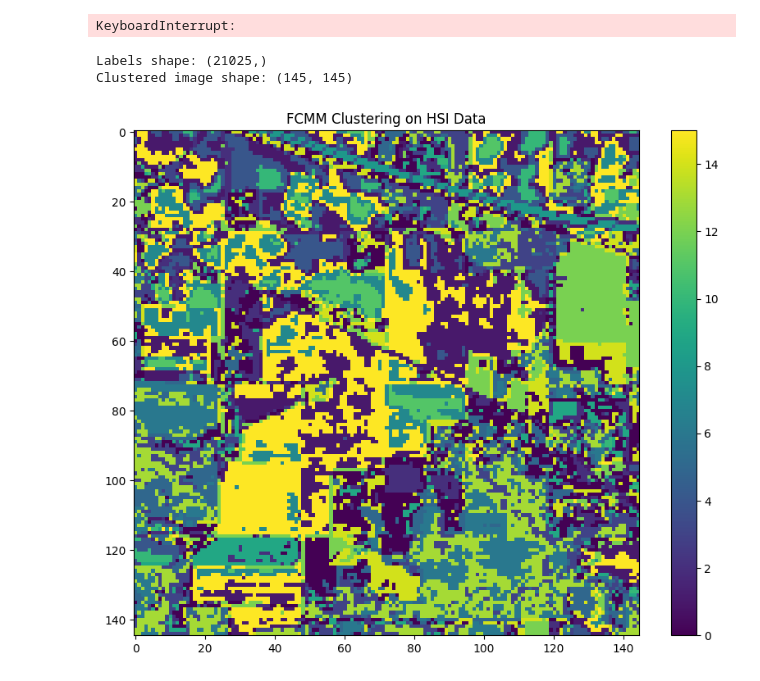
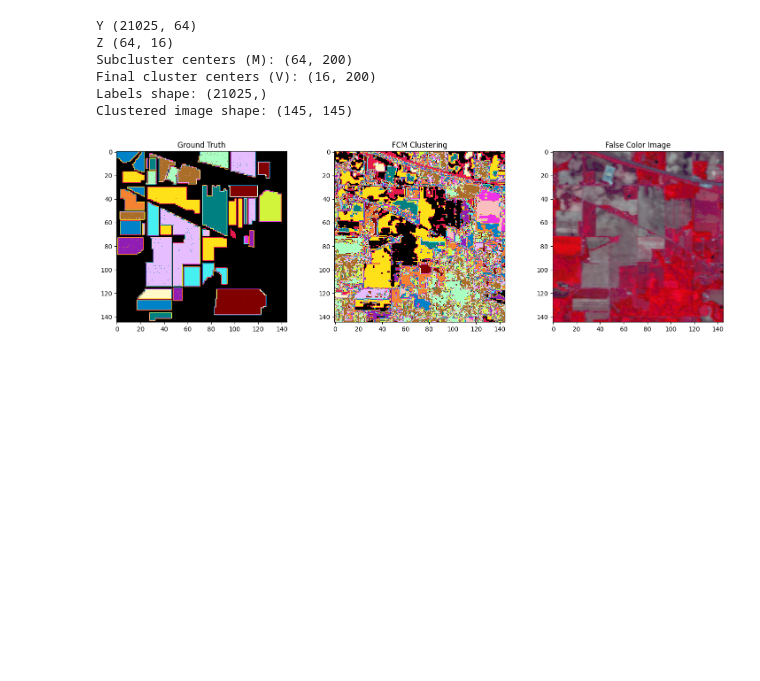
Before and after one commit to DFeng0215/FCMM, a Jupyter notebook: IP_FCMM.ipynb, the cells around one changed output. Saved outputs shown, nothing was run; the diff lists cells and outputs as text; code cells hidden in the pictures; blank space fills up the shorter version.

```diff
--- a/IP_FCMM.ipynb
+++ b/IP_FCMM.ipynb
@@ -77,42 +88,83 @@ def fcmm(data, q, c, r, alpha, error=0.005, maxiter=100):
 # %%
 # Load Indian Pines Hyperspectral Dataset
 
-# 高光譜影像數據，三維資料集，分別是長、寬、光譜波段
-img = np.load('.\dataset\indian_pine\indianpinearray.npy')
-# 地面真實值(Ground Truth)，二維的對應每個數據點的歸屬
-gt = np.load('.\dataset\indian_pine\IPgt.npy')
+mat_data = loadmat('./dataset/indian_pine/Indian_pines_corrected.mat')
+gt_data = loadmat('./dataset/indian_pine/Indian_pines_gt.mat')
+
+# 提取高光譜影像數據和地面真實值
+img = mat_data['indian_pines_corrected']
+gt = gt_data['indian_pines_gt']
 classes = np.unique(gt)
 
 #將三維數據降至二維
 data = img.reshape(-1, img.shape[-1])
 
-q, c = 32, 16  # Number of subclusters and clusters
+q, c = 64, 16  # Number of subclusters and clusters
 r = 1.33  # Fuzzy factor
 alpha = 8.3  # Balance parameter
 
 Y, Z, M, V = fcmm(data, q, c, r, alpha)
-# %% [output]
-KeyboardInterrupt:
 # %%
 print("Y", Y.shape)
 print("Z", Z.shape)
 print("Subcluster centers (M):", M.shape)
 print("Final cluster centers (V):", V.shape)
 # 獲取最終群集標籤
 labels = np.argmax(Y @ Z, axis=1)
 print("Labels shape:", labels.shape)  # 輸出 labels 的形狀
 clustered_img = labels.reshape(img.shape[:2])
 print("Clustered image shape:", clustered_img.shape)  # 輸出重塑後的 clustered_img 的形狀
 
-plt.figure(figsize=(10, 8))
-plt.imshow(clustered_img, cmap='viridis')
-plt.colorbar()
-plt.title('FCMM Clustering on HSI Data')
+# 定義16種顏色
+colors = [
+    "#000000", "#e6194b", "#ffe119", "#0082c8", "#f58231", "#911eb4", "#46f0f0", "#f032e6",
+    "#d2f53c", "#fabebe", "#008080", "#e6beff", "#aa6e28", "#fffac8", "#800000", "#aaffc3"
+]
+cmap = ListedColormap(colors)
+
+# # 繪製結果
+# plt.figure(figsize=(12, 5))
+# plt.subplot(1, 2, 1)
+# plt.title("Ground Truth")
+# plt.imshow(gt, cmap=cmap)
+
+# plt.subplot(1, 2, 2)
+# plt.title("FCMM Clustering on HSI Data")
+# plt.imshow(clustered_img, cmap=cmap)
+# plt.show()
+# 繪製結果
+plt.figure(figsize=(18, 5))
+
+# Ground Truth
+plt.subplot(1, 3, 1)
+plt.title("Ground Truth")
+plt.imshow(gt, cmap=cmap)
+
+# FCM Clustering Result
+plt.subplot(1, 3, 2)
+plt.title("FCM Clustering")
+plt.imshow(clustered_img, cmap=cmap)
+
+# False Color Image (使用波段 50, 27, 17)
+false_color_img = img[:, :, [50, 27, 17]]
+
+# 縮放假彩色圖像的值到0-255範圍
+false_color_img = (false_color_img - false_color_img.min()) / (false_color_img.max() - false_color_img.min()) * 255
+false_color_img = false_color_img.astype(np.uint8)
+
+plt.subplot(1, 3, 3)
+plt.title("False Color Image")
+plt.imshow(false_color_img)
+
 plt.show()
 # %% [output]
+Y (21025, 64)
+Z (64, 16)
+Subcluster centers (M): (64, 200)
+Final cluster centers (V): (16, 200)
 Labels shape: (21025,)
 Clustered image shape: (145, 145)
-[figure, old version]
+[figure, new version]
 # %%
 # 並且已經有 gt 加載和重塑為一維向量
 gt_flat = gt.flatten()
```
Also changed, not shown: parts of 7 cells of this notebook, 13 other files.
